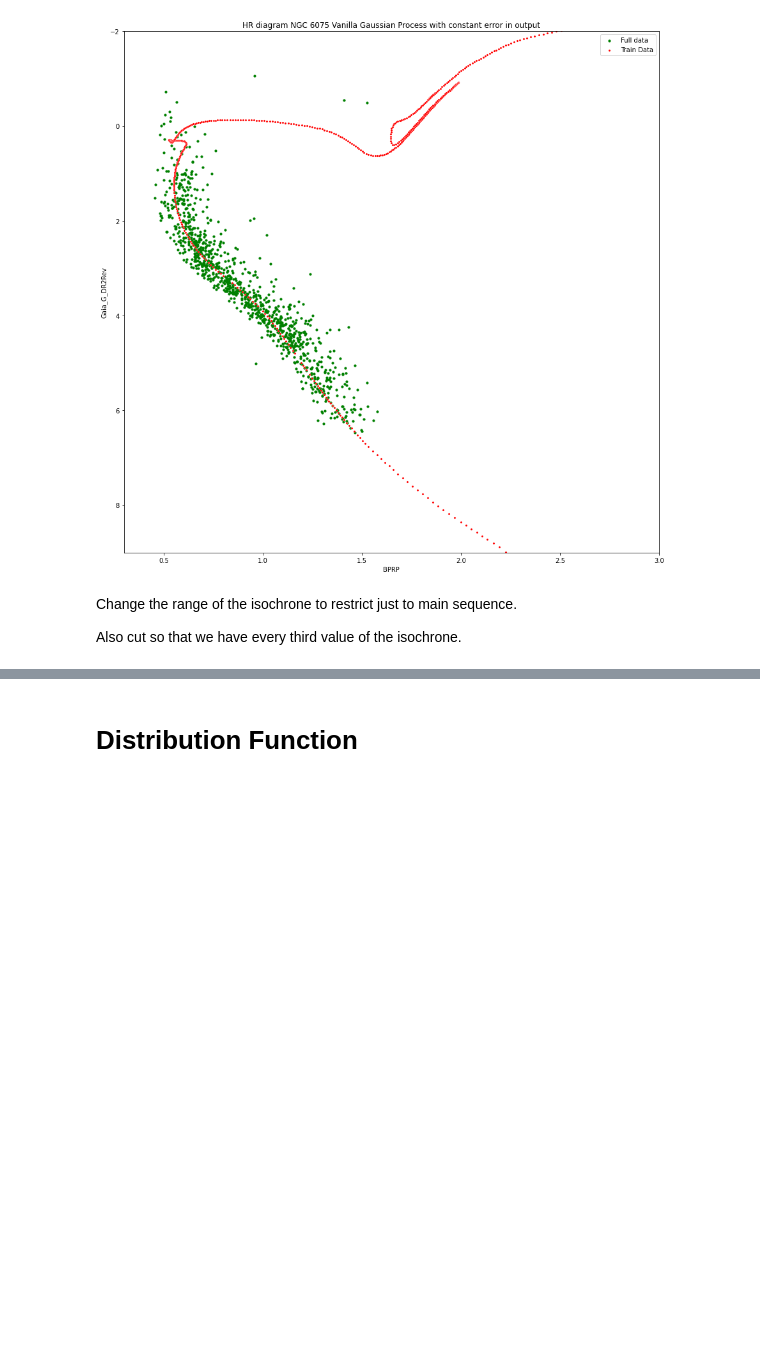
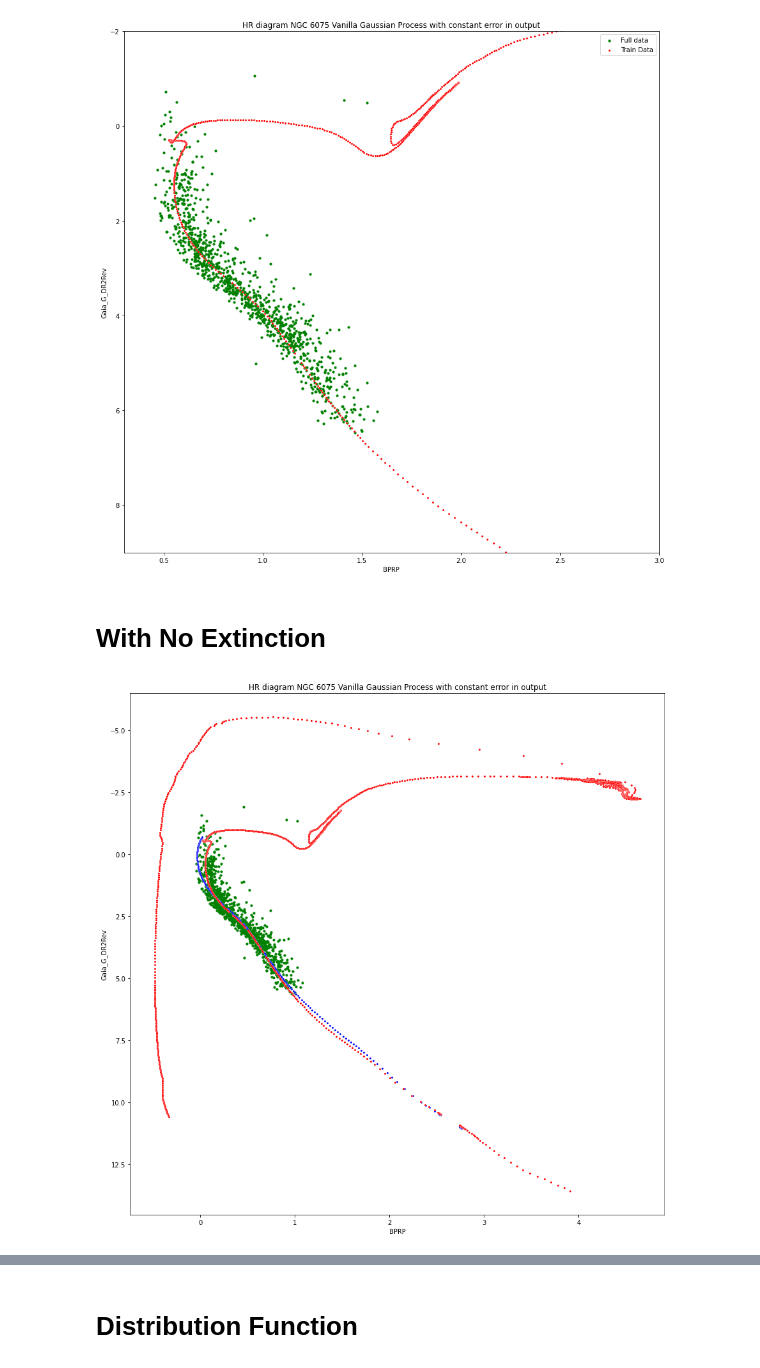
Before and after one commit to ocallam6/GES, a Jupyter notebook: Outlier_detection/prob_dist_ms.ipynb, the cells around one changed output, grey strips where cells are left out. Drawn from its saved outputs; the diff is of its cells as text; code cells hidden in the pictures; blank space fills up the shorter version.

```diff
--- a/Outlier_detection/prob_dist_ms.ipynb
+++ b/Outlier_detection/prob_dist_ms.ipynb
@@ -151,7 +157,37 @@ with torch.no_grad():
     plt.title('HR diagram NGC 6075 Vanilla Gaussian Process with constant error in output')
 # %% [output]
 [figure]
-# %% [markdown]
-Change the range of the isochrone to restrict just to main sequence.
-
-Also cut so that we have every third value of the isochrone.
+# %% [markdown]
+# With No Extinction
+# %%
+isochrone2=isochrone2[isochrone2['EEP']<390]
+isochrone2=isochrone2[isochrone2['EEP']>200]
+# %%
+orig_scatter['col_changed']=orig_scatter['bp_rp']-0.50
+orig_scatter['mag_changed']=orig_scatter['mean_absolute_mag_g_band']-0.85
+# %%
+with torch.no_grad():
+    # Initialize plot
+    f, ax = plt.subplots(1, 1, figsize=(15,15))
+
+    # Get upper and lower confidence bounds
+    # Plot training data as black stars
+    #
+
+    ax.scatter(orig_scatter['col_changed'],orig_scatter['mag_changed'],s=10,color='g')
+
+    # Plot predictive means as blue line
+
+    # Shade between the lower and upper confidence bounds
+    sn.scatterplot(data=isochrone2,x='BPRP',y='Gaia_G_DR2Rev',color='blue',ax=ax,s=10)
+    sn.scatterplot(x=isochrone['BPRP']-0.5,y=isochrone['Gaia_G_DR2Rev']-0.85,color='r',ax=ax,s=10)
+
+
+    #ax.legend(['Full data','Train Data', 'Gauss Proc', 'Confidence','sIochrone'])
+    ax.invert_yaxis()
+
+
+
+    plt.title('HR diagram NGC 6075 Vanilla Gaussian Process with constant error in output')
+# %% [output]
+[figure, added]
```
Also changed, not shown: parts of 14 cells of this notebook.
